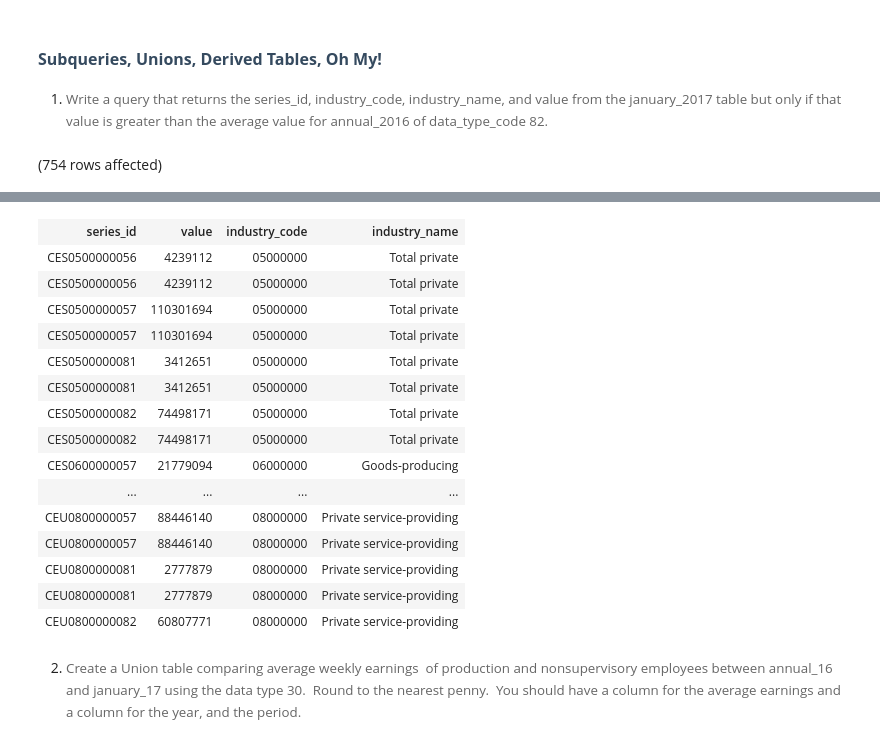
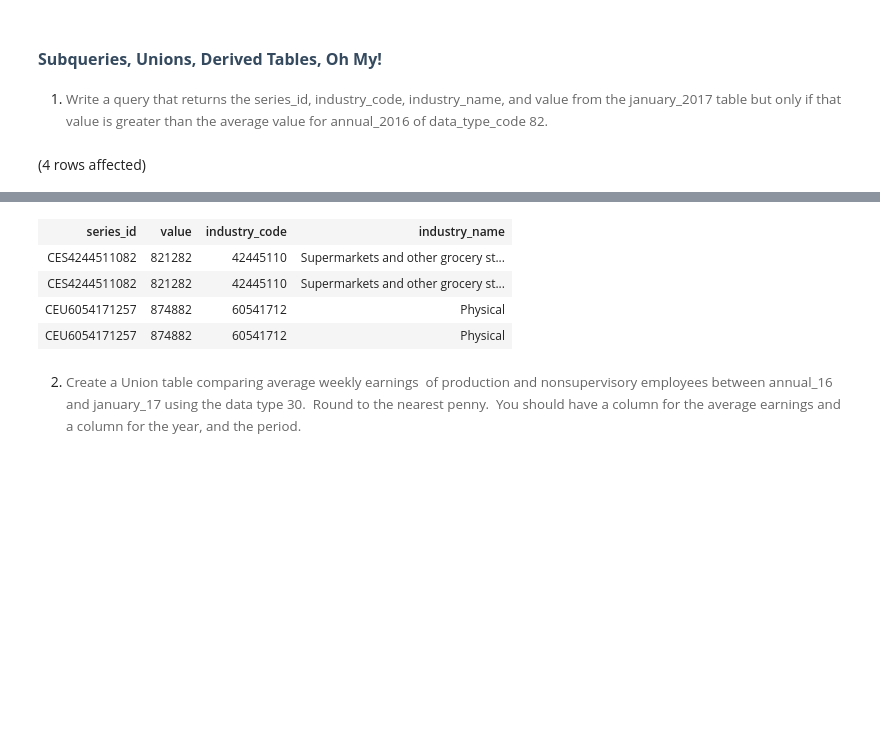
Before and after one commit to ashhsing/Assignment3_9to5, a Jupyter notebook: 9to5.ipynb, the cells around one changed output, grey strips where cells are left out. Saved outputs shown, nothing was run; the diff lists cells and outputs as text; code cells hidden in the pictures; blank space fills up the shorter version.

```diff
--- a/9to5.ipynb
+++ b/9to5.ipynb
@@ -389,8 +404,8 @@ ON i.industry_code = s.industry_code
 WHERE j.value > (
     SELECT AVG(a.value)
     FROM LaborStatisticsDB.dbo.annual_2016 as a
-    WHERE a.series_id LIKE '%82'
+    WHERE a.series_id LIKE '%82' AND j.value LIKE '%82'
 )
 -- only put '82' from annual_2016
 # %% [output]
-(754 rows affected)
+(4 rows affected)
@@ -398,19 +413,8 @@ Total execution time: 00:00:14.898
 | series_id | value | industry_code | industry_name |
-| CES0500000056 | 4239112 | 05000000 | Total private |
-| CES0500000056 | 4239112 | 05000000 | Total private |
-| CES0500000057 | 110301694 | 05000000 | Total private |
-| CES0500000057 | 110301694 | 05000000 | Total private |
-| CES0500000081 | 3412651 | 05000000 | Total private |
-| CES0500000081 | 3412651 | 05000000 | Total private |
-| CES0500000082 | 74498171 | 05000000 | Total private |
-| CES0500000082 | 74498171 | 05000000 | Total private |
-| CES0600000057 | 21779094 | 06000000 | Goods-producing |
-| ... | ... | ... | ... |
-| CEU0800000057 | 88446140 | 08000000 | Private service-providing |
-| CEU0800000057 | 88446140 | 08000000 | Private service-providing |
-| CEU0800000081 | 2777879 | 08000000 | Private service-providing |
-| CEU0800000081 | 2777879 | 08000000 | Private service-providing |
-| CEU0800000082 | 60807771 | 08000000 | Private service-providing |
+| CES4244511082 | 821282 | 42445110 | Supermarkets and other grocery st... |
+| CES4244511082 | 821282 | 42445110 | Supermarkets and other grocery st... |
+| CEU6054171257 | 874882 | 60541712 | Physical |
+| CEU6054171257 | 874882 | 60541712 | Physical |
 # %% [markdown]
 2. <span style="background-color: rgb(255, 255, 255); font-size: 10pt; white-space: pre-wrap; color: rgb(102, 102, 102); font-family: Arvo, serif;">Create a Union table comparing average weekly earnings&nbsp; of production and nonsupervisory employees between annual_16 and january_17 using the data type 30.&nbsp; Round to the nearest penny.&nbsp; You should have a column for the average earnings and a column for the year, and the period.</span>
 # %%
```
Also changed, not shown: parts of 5 cells of this notebook.
